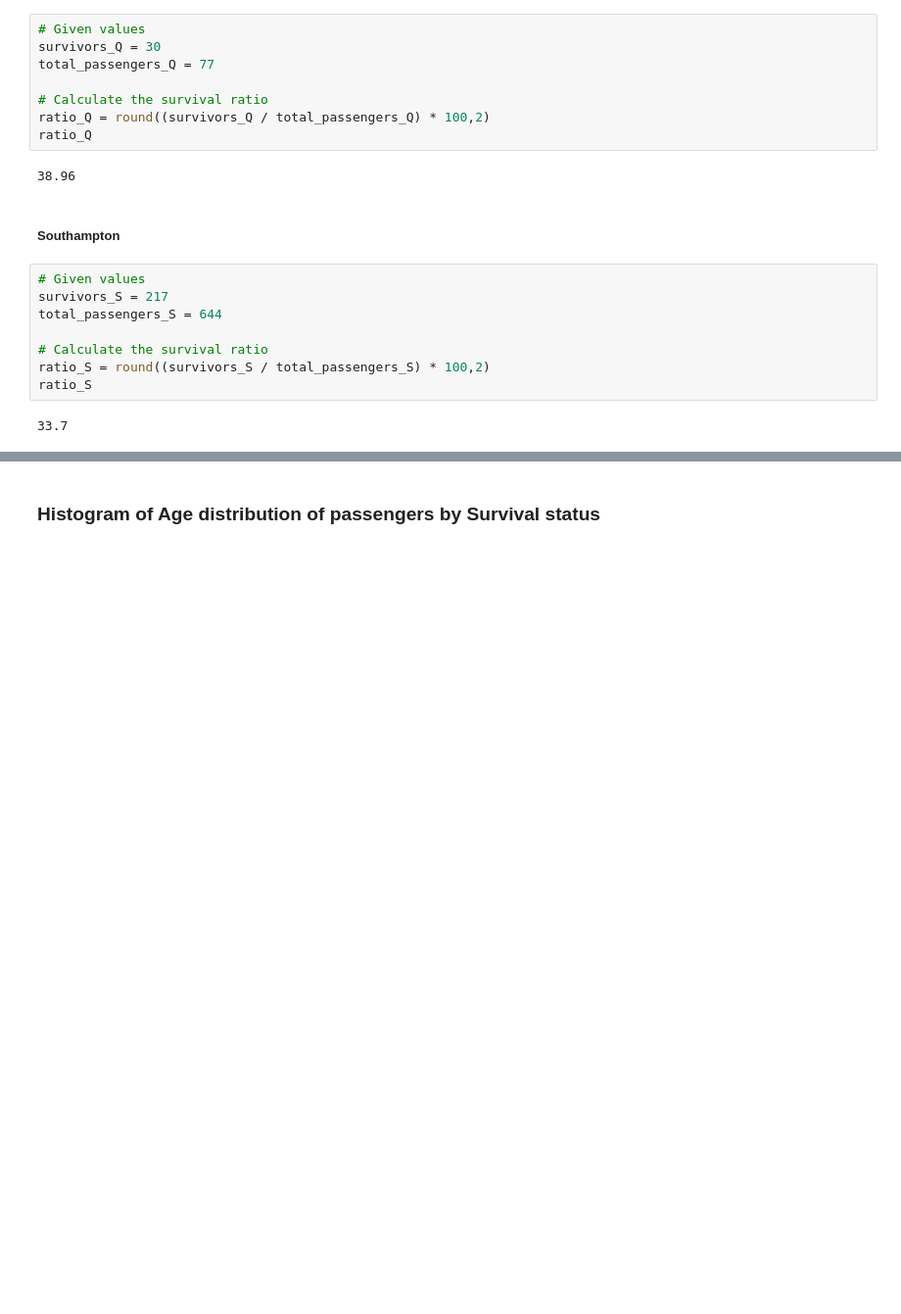
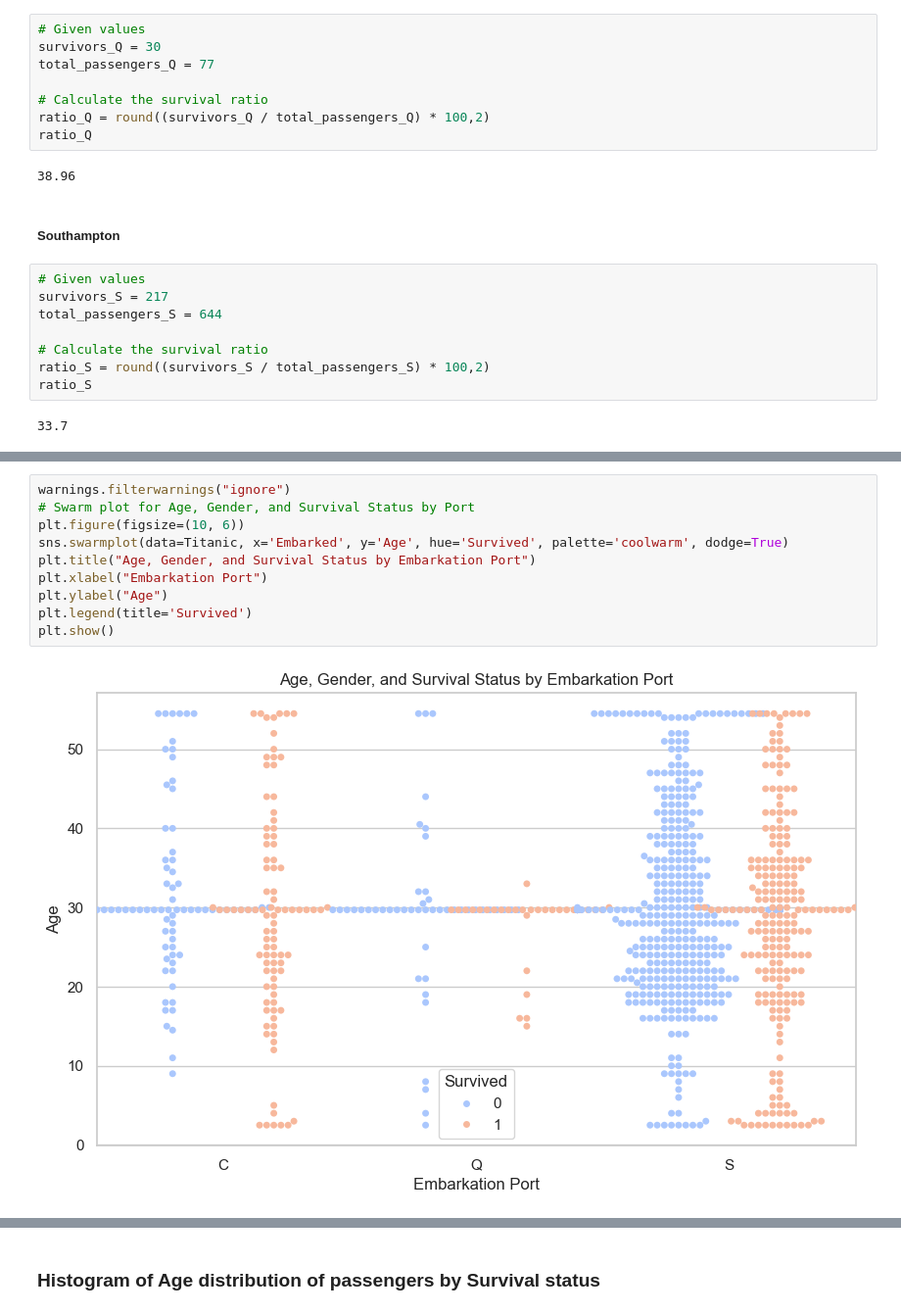
Before and after one commit to SnitTeshome/PRODIGY_DS_02, a Jupyter notebook: Task -02.ipynb, the cells around one changed output, grey strips where cells are left out. Shown at 98% size. Cells and saved outputs as stored; diff of their text form; blank space fills up the shorter version.

```diff
--- a/Task -02.ipynb
+++ b/Task -02.ipynb
@@ -919,0 +869,12 @@ By analyzing these factors, we can develop a more comprehensive understanding of
+# %%
+warnings.filterwarnings("ignore")
+# Swarm plot for Age, Gender, and Survival Status by Port
+plt.figure(figsize=(10, 6))
+sns.swarmplot(data=Titanic, x='Embarked', y='Age', hue='Survived', palette='coolwarm', dodge=True)
+plt.title("Age, Gender, and Survival Status by Embarkation Port")
+plt.xlabel("Embarkation Port")
+plt.ylabel("Age")
+plt.legend(title='Survived')
+plt.show()
+# %% [output]
+[figure, added]
```
Also changed, not shown: parts of 15 cells of this notebook.
